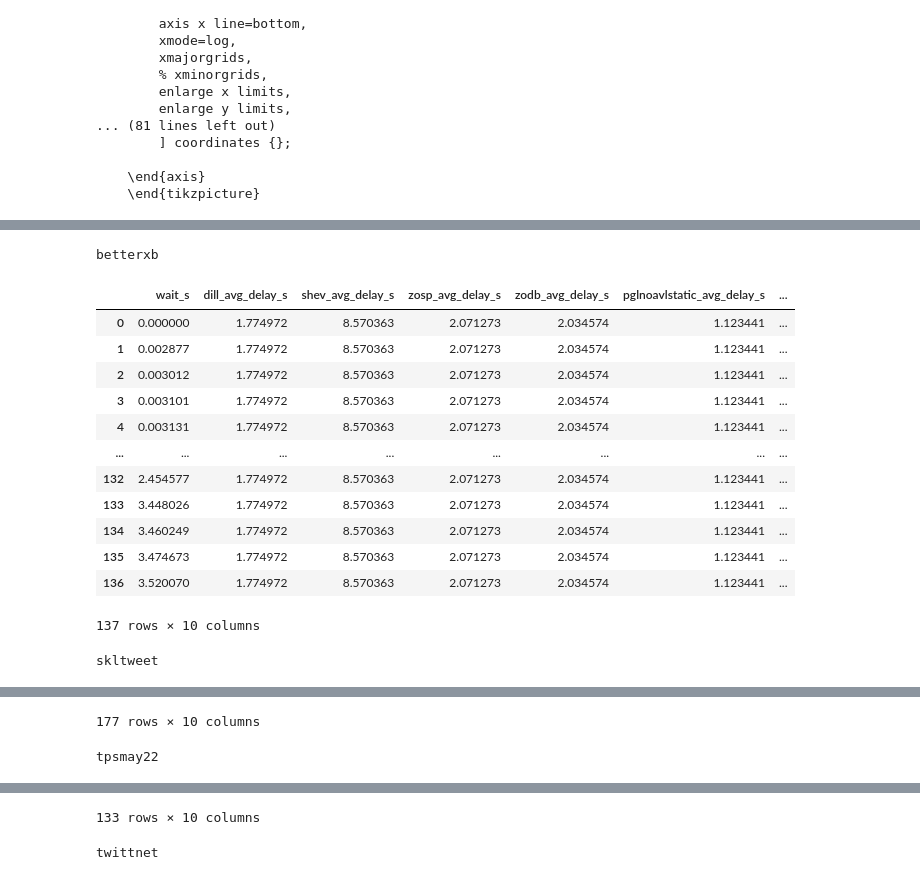
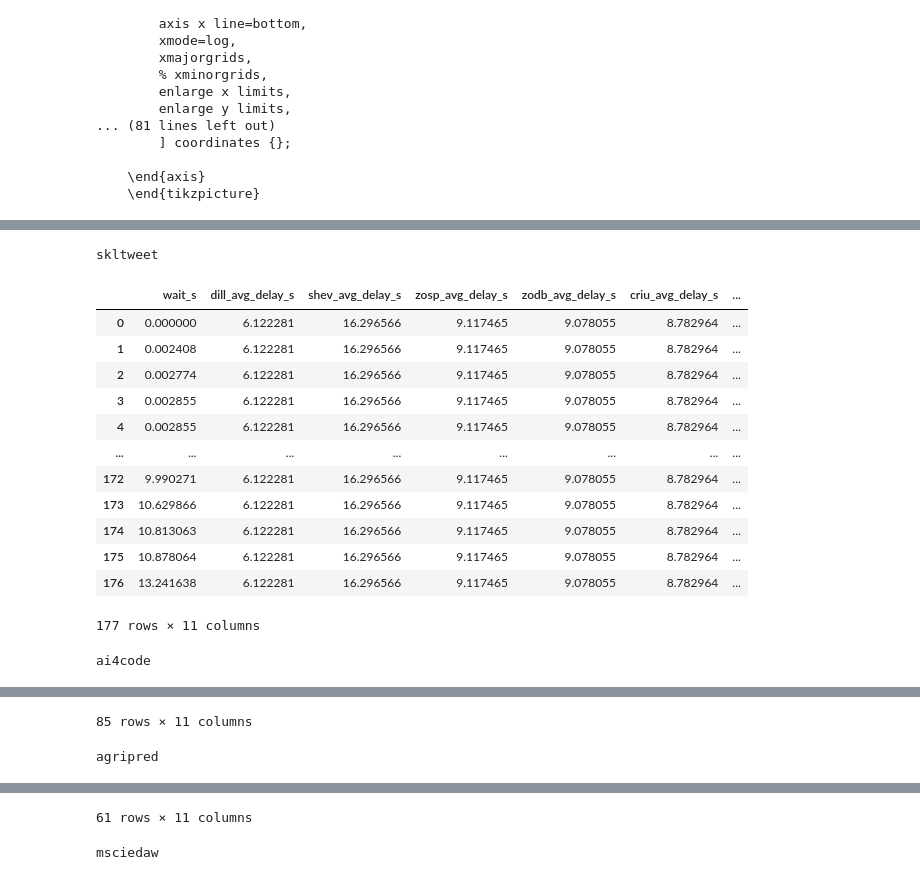
Before and after one commit to illinoisdata/pod, a Jupyter notebook: plot.ipynb, the cells around one changed output, grey strips where cells are left out. Saved outputs shown, nothing was run; the diff lists cells and outputs as text; code cells hidden in the pictures.

```diff
--- a/plot.ipynb
+++ b/plot.ipynb
@@ -810,11 +1303,15 @@ for nb in nbs:
         sut_df = df[df["sut"] == sut]
         sut_baseline = df[df["sut"] == "pga"]
         save_times = (
-            np.array(sut_df["dump_time"])
+            np.array(sut_df["sync_time"])
             + np.array(sut_df["lock_time"])
-            # + np.array(sut_df["sync_time"])
-            # + np.array(sut_df["async_time"])
+            + np.array(sut_df["join_time"])
         )
+        if len(save_times) == 0:
+            continue
+        if sut == "pga":
+            time_threshold = 23.0
+            print(nb, sut, np.sum(save_times <= time_threshold), np.sum(save_times > time_threshold), len(save_times), np.mean(save_times))
         delay_rows = [{"save_s": ts, "ecdf": ecdf * 100} for ts, ecdf in zip(np.sort(save_times), 1.0 / len(save_times) + np.linspace(0, 1, len(save_times), endpoint=False))]
         # delay_rows.append({"save_s": save_s_final, "ecdf": 100})
         delay_df_by_nbsut[nb][sut] = pd.DataFrame(delay_rows)
@@ -821,14 +1330,27 @@ for nb in nbs:
 # %%
 nbssimple = {
-    'betterxb': 'betterxb',
+    # 'betterxb': 'betterxb',
     'skltweet': 'skltweet',
-    'tpsmay22': 'tpsmay',
+    # 'tpsmay22': 'tpsmay',
     'twittnet': 'twittnet',
     'ai4code': 'aicode',
+    'agripred': 'agripred',
+    'msciedaw': 'msciedaw',
+    'ecomsmph': 'ecomsmph',
+    # 'betterxbexc': 'betterxbexc',
+    'skltweetexc': 'skltweetexc',
+    # 'tpsmay22exc': 'tpsmayexc',
+    'twittnetexc': 'twittnetexc',
+    'ai4codeexc': 'aicodeexc',
+    'agripredexc': 'agripredexc',
+    'msciedawexc': 'msciedawexc',
+    'ecomsmphexc': 'ecomsmphexc',
 }
 with open("plots/exp_iv_ecdf.tex", "w") as f:
     for nb in nbs:
         for sut in suts:
+            if sut not in delay_df_by_nbsut[nb]:
+                continue
             print(nb, sut, max(delay_df_by_nbsut[nb][sut]["save_s"]))
             # display(delay_df_by_nbsut[nb][sut])
             f.write(r"\pgfplotstableread[header=has colnames]{" + "\n")
@@ -886,38 +1408,51 @@ for nb in nbs:
             sync_times = sut_df["sync_time"]
             async_times = sut_df["async_time"]
             delay_async_time = np.clip(async_times - wait_t, 0, None)
+            if len(sync_times) == 0:
+                continue
             delay_by_sut[f"{sut}_avg_delay_s"] = (sync_times.sum() + delay_async_time.sum()) / len(sync_times)
         delay_rows.append(delay_by_sut)
     delay_df = pd.DataFrame(delay_rows)
     delay_df_by_nb[nb] = delay_df
 # %%
 nbssimple = {
-    'betterxb': 'betterxb',
+    # 'betterxb': 'betterxb',
     'skltweet': 'skltweet',
-    'tpsmay22': 'tpsmay',
+    # 'tpsmay22': 'tpsmay',
     'twittnet': 'twittnet',
     'ai4code': 'aicode',
+    'agripred': 'agripred',
+    'msciedaw': 'msciedaw',
+    'ecomsmph': 'ecomsmph',
+    # 'betterxbexc': 'betterxbexc',
+    'skltweetexc': 'skltweetexc',
+    # 'tpsmay22exc': 'tpsmayexc',
+    'twittnetexc': 'twittnetexc',
+    'ai4codeexc': 'aicodeexc',
+    'agripredexc': 'agripredexc',
+    'msciedawexc': 'msciedawexc',
+    'ecomsmphexc': 'ecomsmphexc',
 }
 with open("plots/exp_iv_waits.tex", "w") as f:
     for nb in nbs:
         print(nb)
         display(delay_df_by_nb[nb])
         f.write(r"\pgfplotstableread[header=has colnames]{" + "\n")
         f.write(delay_df_by_nb[nb].to_csv(index_label="index", sep=" "))
         f.write("}" + f"\\tableexpivwait{nbssimple[nb]}\n")
 # %% [output]
-betterxb
+skltweet
-|  | wait_s | dill_avg_delay_s | shev_avg_delay_s | zosp_avg_delay_s | zodb_avg_delay_s | pglnoavlstatic_avg_delay_s | ... |
-| 0 | 0.000000 | 1.774972 | 8.570363 | 2.071273 | 2.034574 | 1.123441 | ... |
-| 1 | 0.002877 | 1.774972 | 8.570363 | 2.071273 | 2.034574 | 1.123441 | ... |
-| 2 | 0.003012 | 1.774972 | 8.570363 | 2.071273 | 2.034574 | 1.123441 | ... |
-| 3 | 0.003101 | 1.774972 | 8.570363 | 2.071273 | 2.034574 | 1.123441 | ... |
-| 4 | 0.003131 | 1.774972 | 8.570363 | 2.071273 | 2.034574 | 1.123441 | ... |
+|  | wait_s | dill_avg_delay_s | shev_avg_delay_s | zosp_avg_delay_s | zodb_avg_delay_s | criu_avg_delay_s | ... |
+| 0 | 0.000000 | 6.122281 | 16.296566 | 9.117465 | 9.078055 | 8.782964 | ... |
+| 1 | 0.002408 | 6.122281 | 16.296566 | 9.117465 | 9.078055 | 8.782964 | ... |
+| 2 | 0.002774 | 6.122281 | 16.296566 | 9.117465 | 9.078055 | 8.782964 | ... |
+| 3 | 0.002855 | 6.122281 | 16.296566 | 9.117465 | 9.078055 | 8.782964 | ... |
+| 4 | 0.002855 | 6.122281 | 16.296566 | 9.117465 | 9.078055 | 8.782964 | ... |
 | ... | ... | ... | ... | ... | ... | ... | ... |
-| 132 | 2.454577 | 1.774972 | 8.570363 | 2.071273 | 2.034574 | 1.123441 | ... |
-| 133 | 3.448026 | 1.774972 | 8.570363 | 2.071273 | 2.034574 | 1.123441 | ... |
-| 134 | 3.460249 | 1.774972 | 8.570363 | 2.071273 | 2.034574 | 1.123441 | ... |
-| 135 | 3.474673 | 1.774972 | 8.570363 | 2.071273 | 2.034574 | 1.123441 | ... |
-| 136 | 3.520070 | 1.774972 | 8.570363 | 2.071273 | 2.034574 | 1.123441 | ... |
+| 172 | 9.990271 | 6.122281 | 16.296566 | 9.117465 | 9.078055 | 8.782964 | ... |
+| 173 | 10.629866 | 6.122281 | 16.296566 | 9.117465 | 9.078055 | 8.782964 | ... |
+| 174 | 10.813063 | 6.122281 | 16.296566 | 9.117465 | 9.078055 | 8.782964 | ... |
+| 175 | 10.878064 | 6.122281 | 16.296566 | 9.117465 | 9.078055 | 8.782964 | ... |
+| 176 | 13.241638 | 6.122281 | 16.296566 | 9.117465 | 9.078055 | 8.782964 | ... |
-137 rows × 10 columns
+177 rows × 11 columns
-skltweet
+ai4code
@@ -936,2 +1471,2 @@ skltweet
-177 rows × 10 columns
+85 rows × 11 columns
-tpsmay22
+agripred
@@ -950,2 +1485,2 @@ tpsmay22
-133 rows × 10 columns
+61 rows × 11 columns
-twittnet
+msciedaw
```
Also changed, not shown: parts of 87 cells of this notebook, 48 other files.
